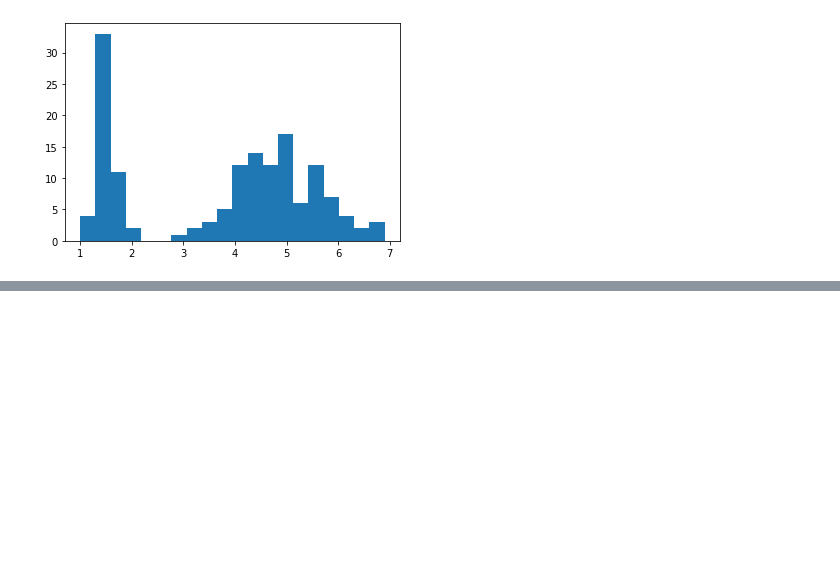
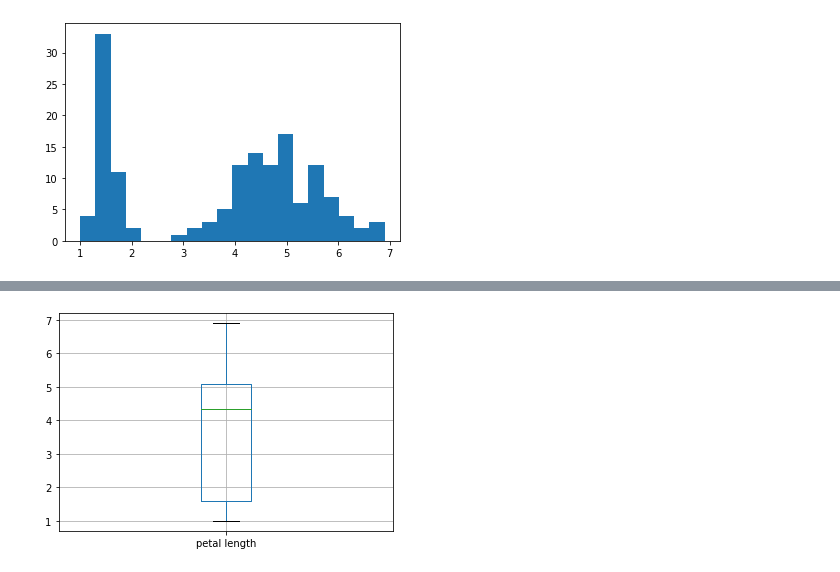
Before and after one commit to sathayas/GuideIDSExamples, a Jupyter notebook: Chapter4-DataUnderstanding.ipynb, the cells around one changed output, grey strips where cells are left out. Saved outputs shown, nothing was run; the diff lists cells and outputs as text; code cells hidden in the pictures; blank space fills up the shorter version.

Commit message:
Some edits on the Histogram section; data frame, instead of array, is used; a section on Boxplots has been added

```diff
--- a/Chapter4-DataUnderstanding.ipynb
+++ b/Chapter4-DataUnderstanding.ipynb
@@ -11,9 +11,10 @@ Histograms are generated by the `hist` function in the `matplotlib` library. Her
 # %%
 import numpy as np
+import pandas as pd
 import matplotlib.pyplot as plt
 from sklearn import datasets
 
 # loading the iris data set
 iris = datasets.load_iris()
-X = iris.data   # 2D data array
-varNames = iris.feature_names  # variable names
+X = pd.DataFrame(iris.data)   # 2D data array
+X.columns = ['sepal length', 'sepal width', 'petal length', 'petal width']
@@ -42,0 +42,6 @@ plt.show()
+# %%
+# box plot of the petal length
+X.boxplot(column='petal length')
+plt.show()
+# %% [output]
+[figure, added]
```
Also changed, not shown: parts of 16 cells of this notebook.
